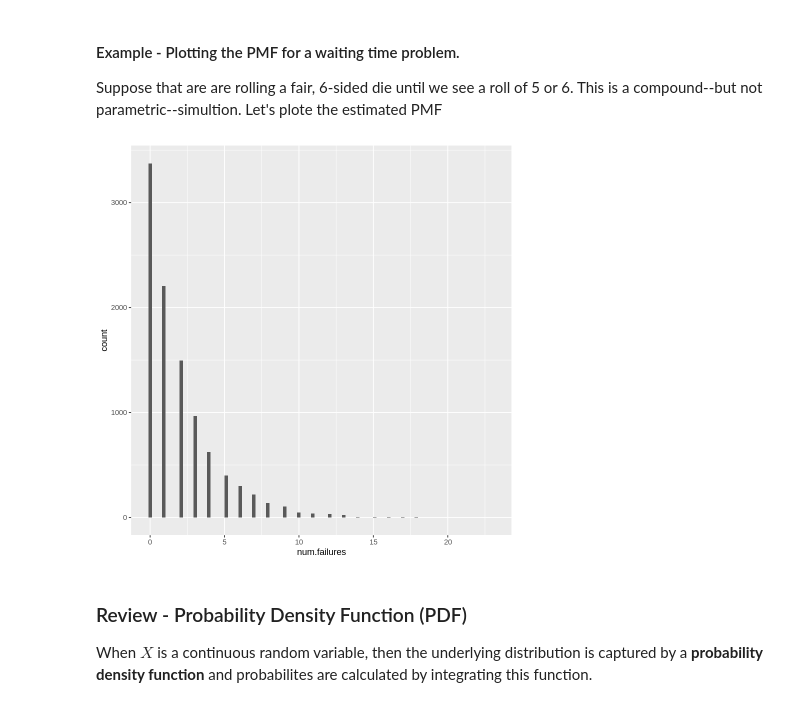
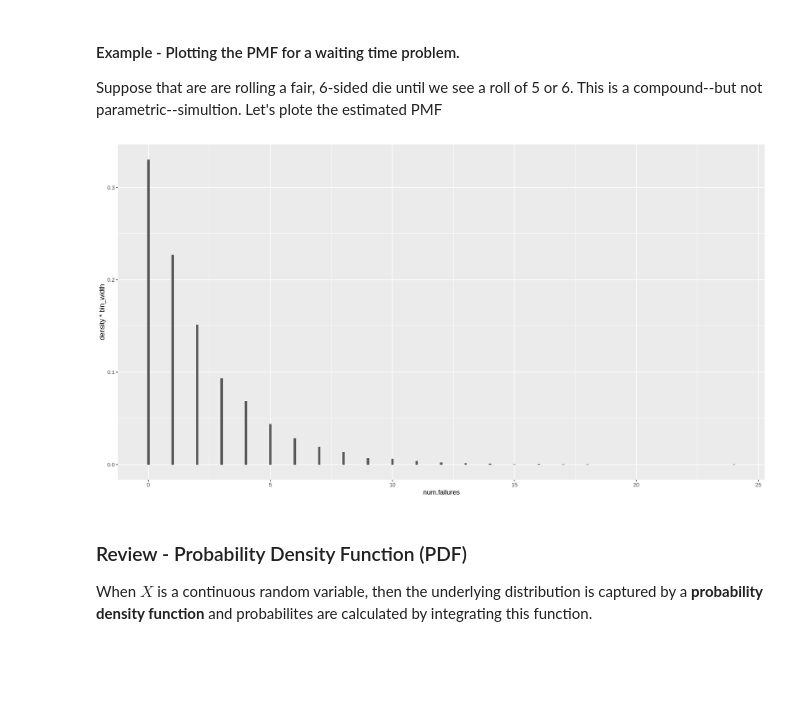
Before and after one commit to yardsale8/probability_simulations_in_R, a Jupyter notebook: 2_6_plotting_estimated_distributions.ipynb, the cells around one changed output. Drawn from its saved outputs; the diff is of its cells as text; code cells hidden in the pictures; blank space fills up the shorter version.

```diff
--- a/2_6_plotting_estimated_distributions.ipynb
+++ b/2_6_plotting_estimated_distributions.ipynb
@@ -32,17 +43,19 @@ Suppose that are are rolling a fair, 6-sided die until we see a roll of 5 or 6.
 # %%
 is.success <- \(x) x >= 5
 one.success <- \(x) num_successes(x, is.success)
 die <- 1:6
+
+bin_width <- 0.1
 num.trials <- 10000
 (replicate(num.trials, sample_until(die, one.success, replace=TRUE))
  %>% mutate(total.trials = map_int(.outcome, length),
             num.failures = total.trials - 1)
 ) -> waiting_times
 
-ggplot(data = waiting_times) +
-  geom_histogram(aes(x = num.failures), bins = 100)
+ggplot(data = waiting_times,  aes(x = num.failures)) +
+  geom_histogram(aes(y = stat(density) * bin_width), binwidth = bin_width)
 # %% [output]
-[figure, old version]
+[figure, new version]
 # %% [markdown]
 ### Review - Probability Density Function (PDF)
 
```
Also changed, not shown: parts of 13 cells of this notebook.
